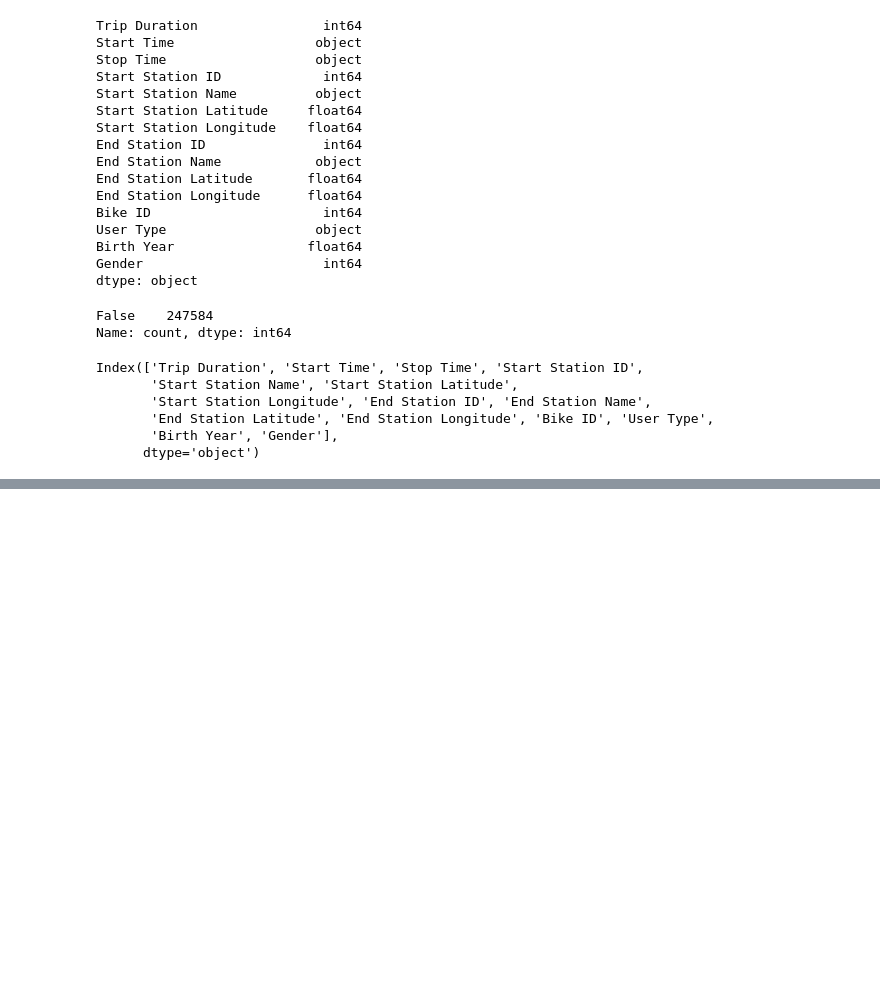
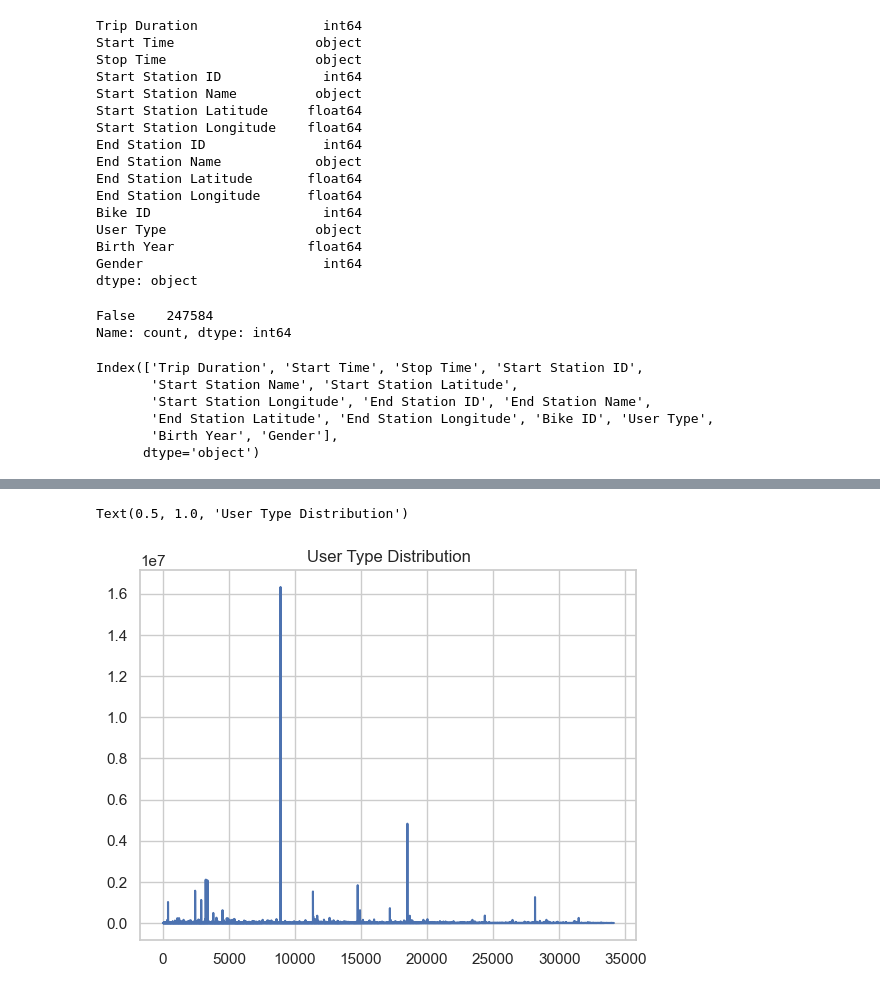
Before and after one commit to amoako420/Chime, a Jupyter notebook: project.ipynb, the cells around one changed output, grey strips where cells are left out. Cells and saved outputs as stored; diff of their text form; code cells hidden in the pictures; blank space fills up the shorter version.

```diff
--- a/project.ipynb
+++ b/project.ipynb
@@ -152,0 +156,7 @@ CREATE TABLE citibike_trips(Bike_ID INT PRIMARY KEY,
+# %%
+import matplotlib.pyplot as plt
+plt.plot(citibike["Trip Duration"])
+plt.title("User Type Distribution")
+# %% [output]
+Text(0.5, 1.0, 'User Type Distribution')
+[figure, added]
```
Also changed, not shown: parts of 3 cells of this notebook.
